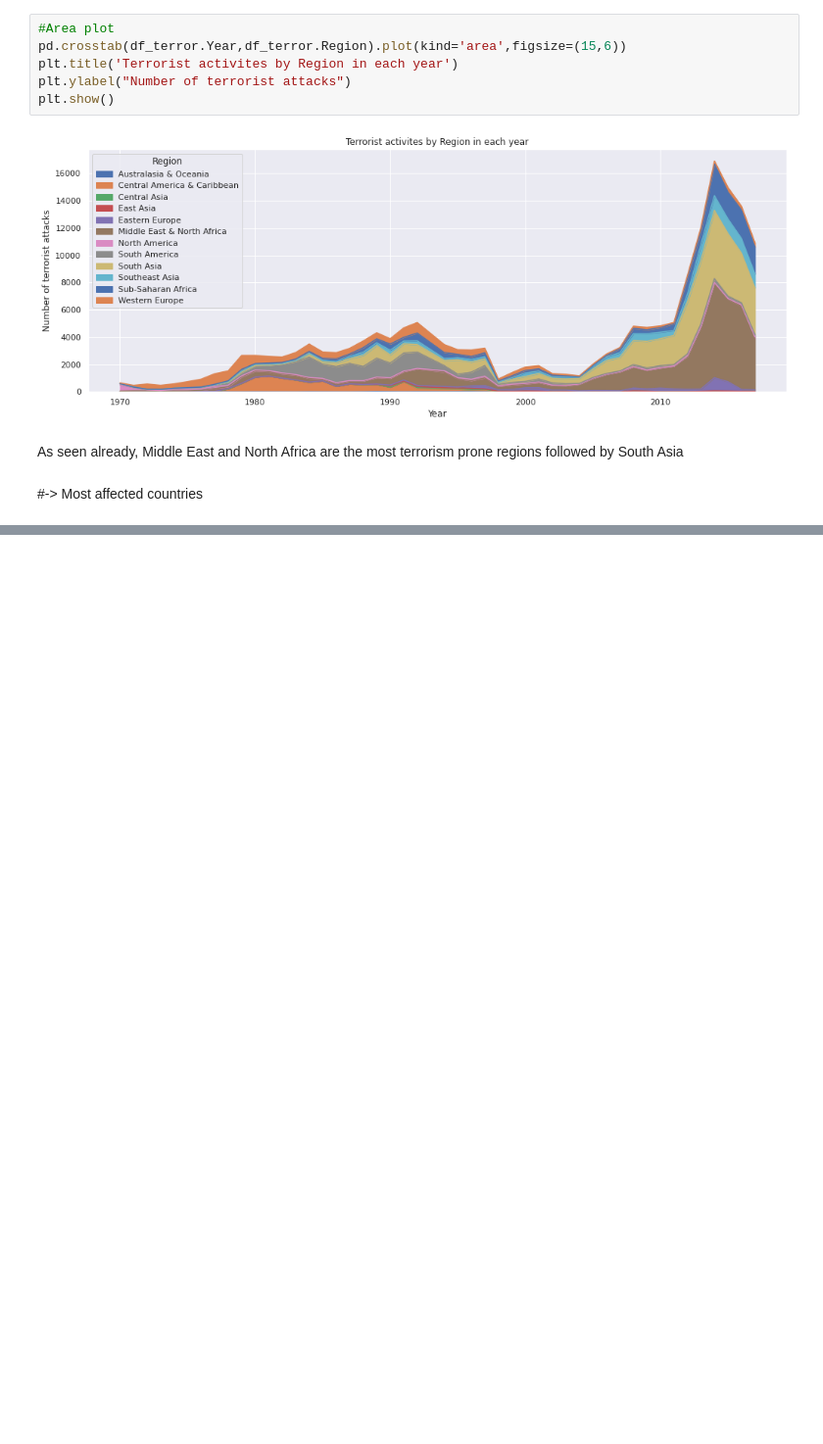
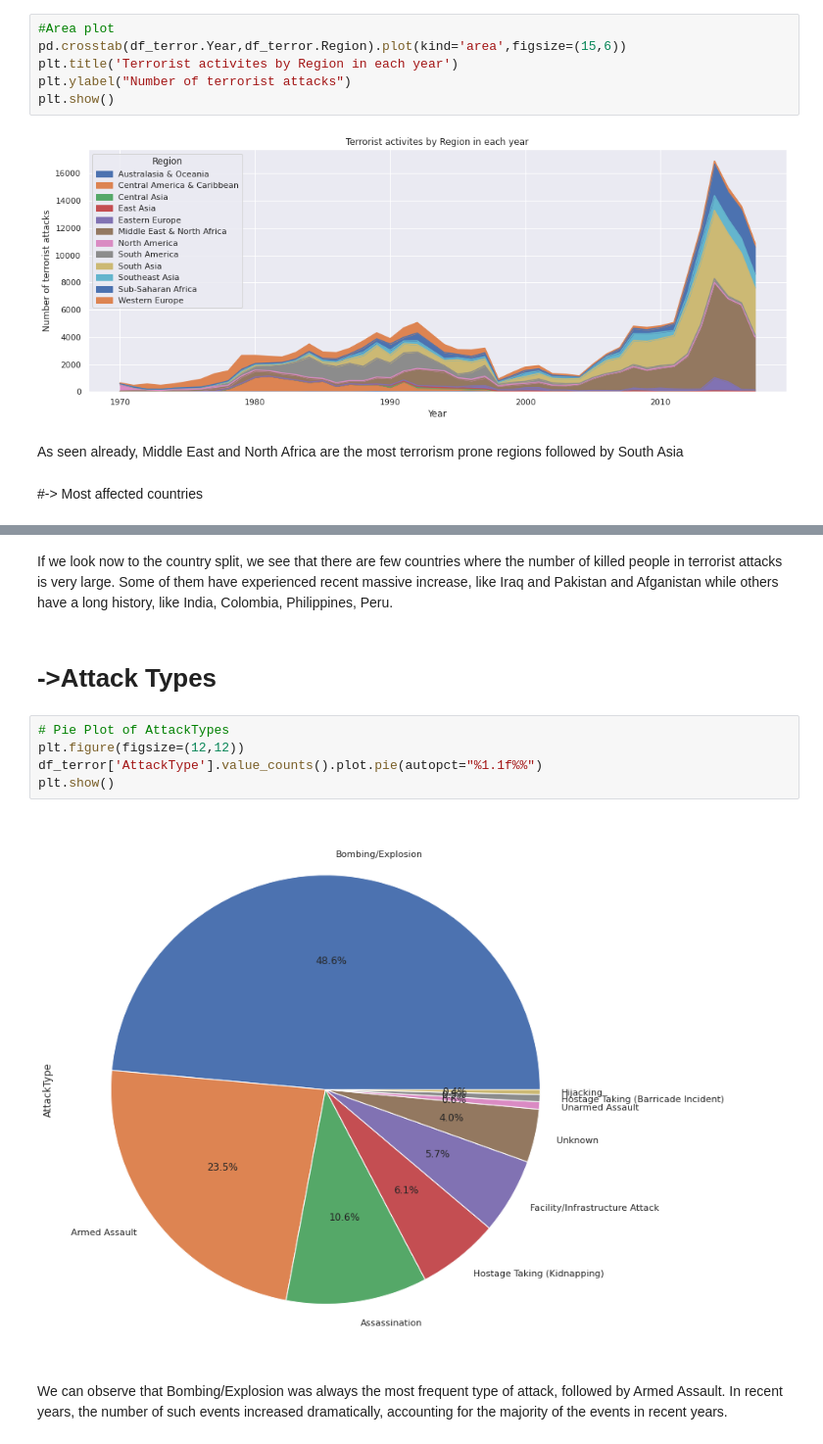
Before and after one commit to 3saswat/Global-Terrorism-data-analysis, a Jupyter notebook: saswat_ku_biswal_global_terrorism_Capstone_Project.ipynb, the cells around one changed output, grey strips where cells are left out. Shown at 98% size. Cells and saved outputs as stored; diff of their text form; blank space fills up the shorter version.

```diff
--- a/saswat_ku_biswal_global_terrorism_Capstone_Project.ipynb
+++ b/saswat_ku_biswal_global_terrorism_Capstone_Project.ipynb
@@ -217,0 +252,13 @@ As seen already, Middle East and North Africa are the most terrorism prone regio
+# %% [markdown]
+If we look now to the country split, we see that there are few countries where the number of killed people in terrorist attacks is very large. Some of them have experienced recent massive increase, like Iraq and Pakistan and Afganistan while others have a long history, like India, Colombia, Philippines, Peru.
+# %% [markdown]
+# ->Attack Types
+# %%
+# Pie Plot of AttackTypes
+plt.figure(figsize=(12,12))
+df_terror['AttackType'].value_counts().plot.pie(autopct="%1.1f%%")
+plt.show()
+# %% [output]
+[figure, added]
+# %% [markdown]
+We can observe that Bombing/Explosion was always the most frequent type of attack, followed by Armed Assault. In recent years, the number of such events increased dramatically, accounting for the majority of the events in recent years.
```
Also changed, not shown: parts of 8 cells of this notebook.
